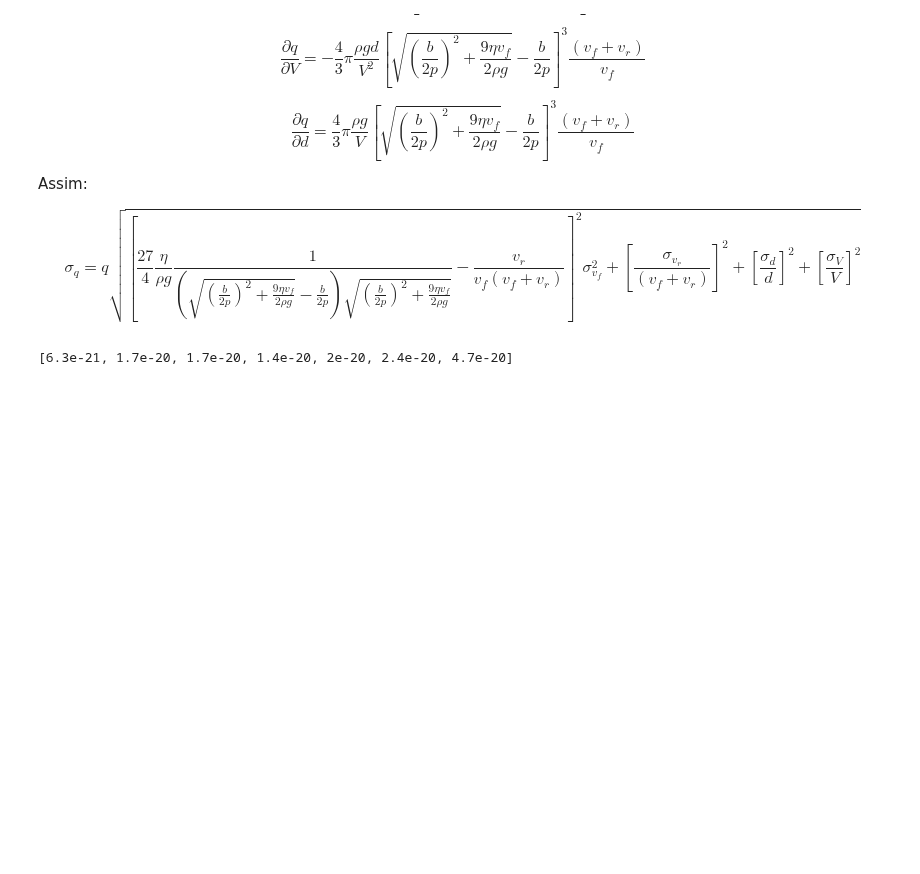
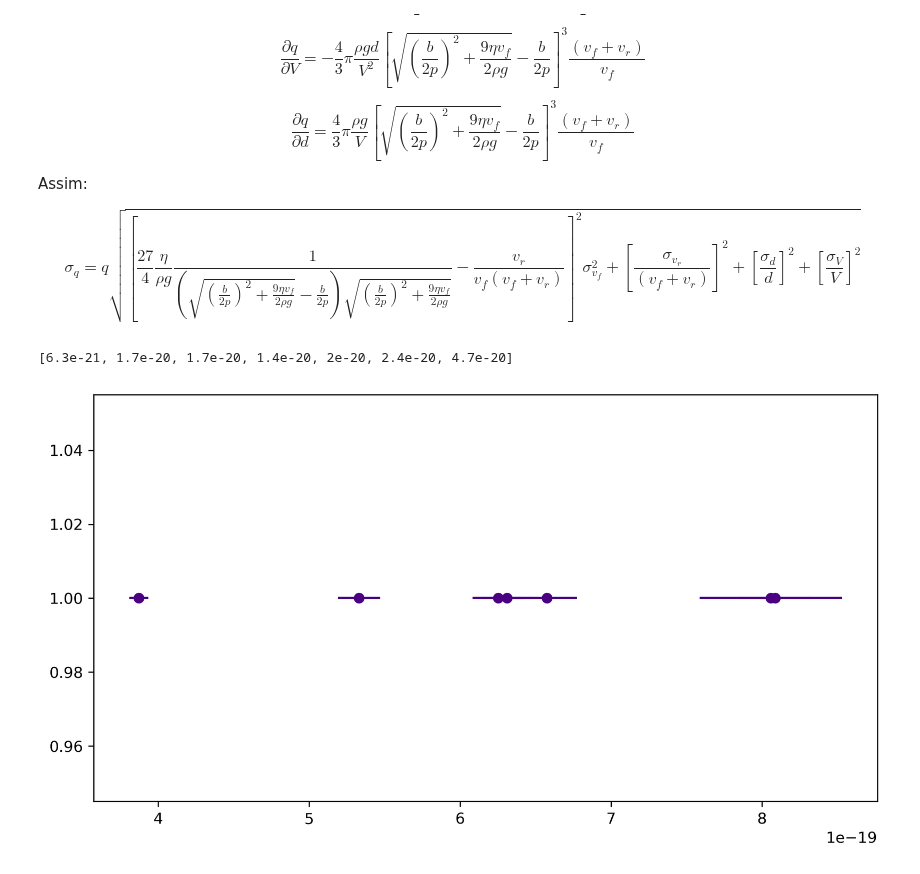
Before and after one commit to viniciusrocca/College_Codes, a Jupyter notebook: Lab3/Millikan_Oil_Drop.ipynb, the cells around one changed output. Saved outputs shown, nothing was run; the diff lists cells and outputs as text; code cells hidden in the pictures; blank space fills up the shorter version.

```diff
--- a/Lab3/Millikan_Oil_Drop.ipynb
+++ b/Lab3/Millikan_Oil_Drop.ipynb
@@ -298,3 +256,9 @@ for i,vf in enumerate(v_f):
 print(sigma_q)
 # %% [output]
 [6.3e-21, 1.7e-20, 1.7e-20, 1.4e-20, 2e-20, 2.4e-20, 4.7e-20]
+# %%
+plt.figure(figsize = [9.2,4.9], dpi = 300)
+plt.errorbar(q,np.full(len(q),1),0,sigma_q,'o', color = 'indigo')
+plt.show()
+# %% [output]
+[figure, added]
```
Also changed, not shown: parts of 9 cells of this notebook.
